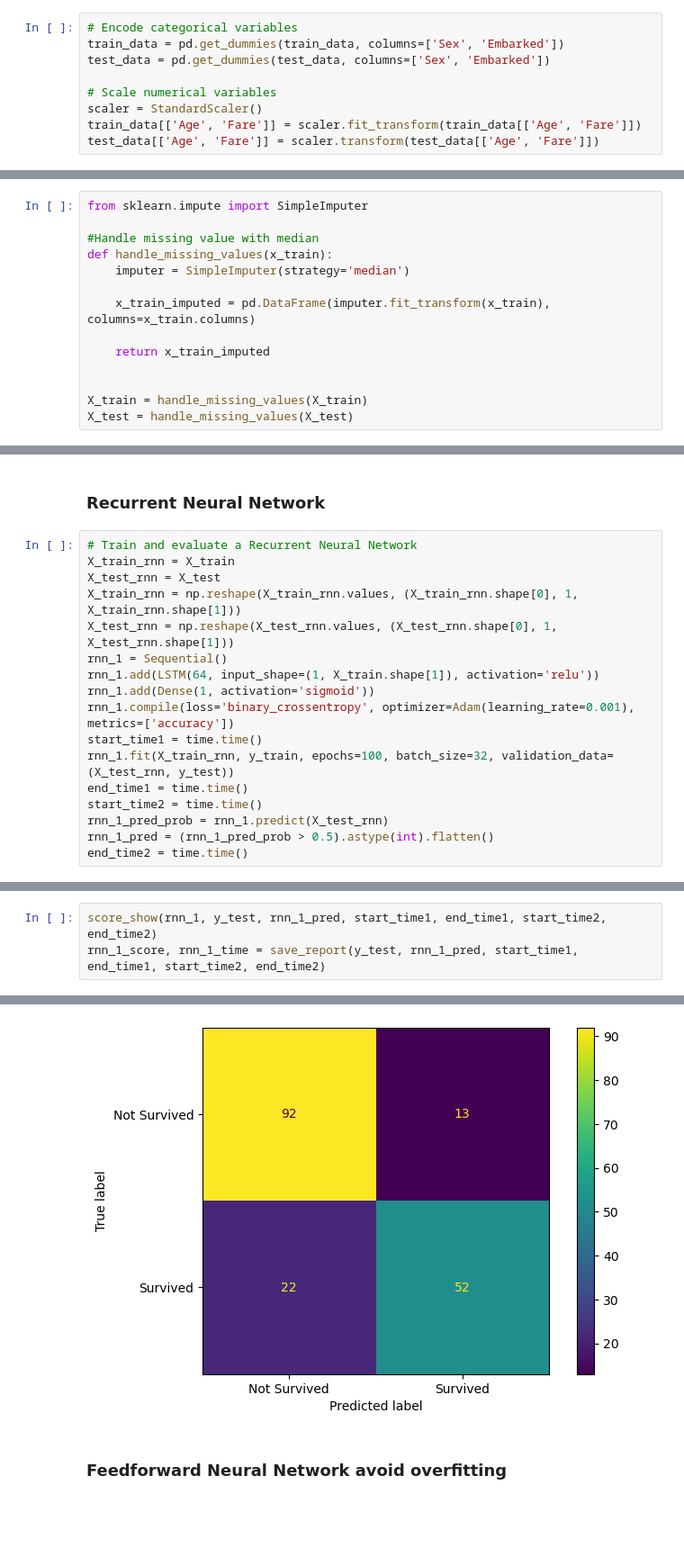
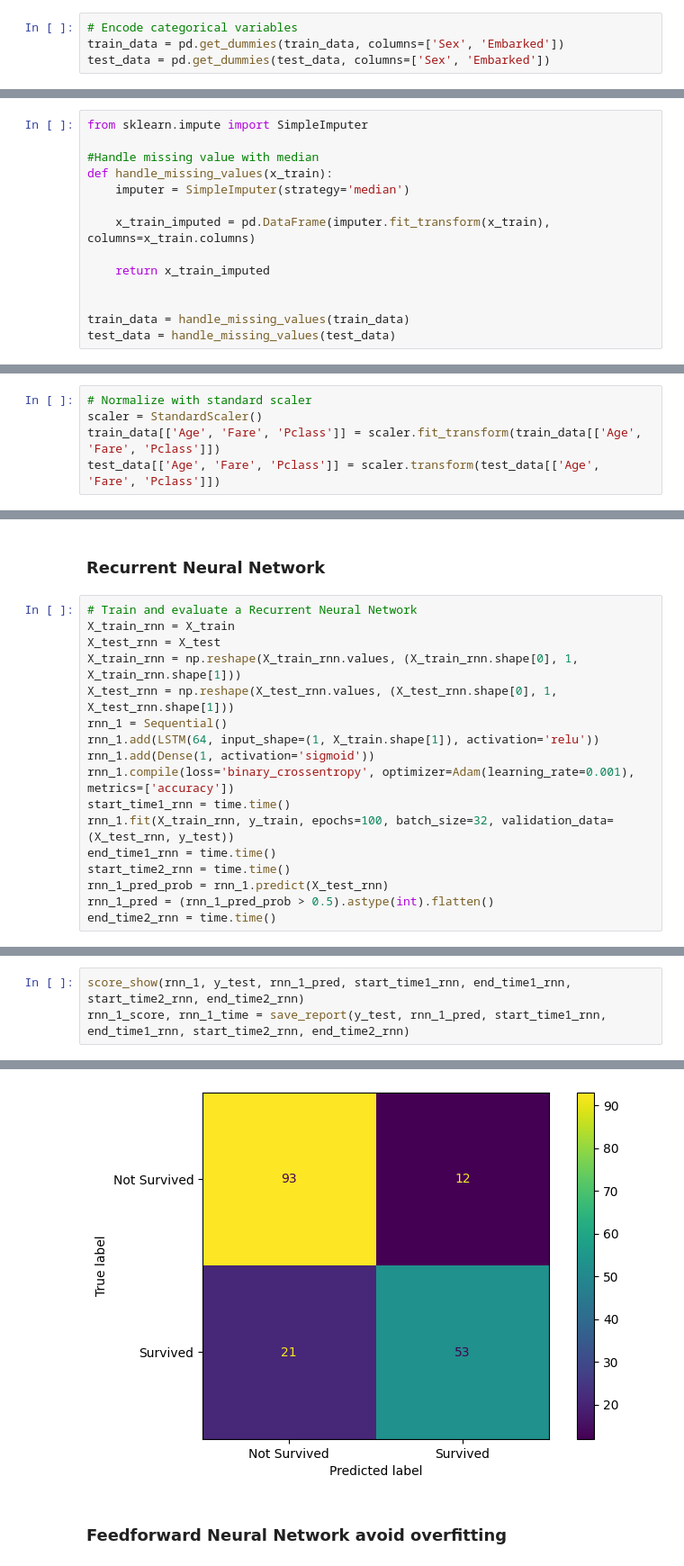
Before and after one commit to giabao1912/Final_Machine_Learning, a Jupyter notebook: Question2/Question2_Group.ipynb, the cells around one changed output, grey strips where cells are left out. Shown at 90% size. Cells and saved outputs as stored; diff of their text form; blank space fills up the shorter version.

```diff
--- a/Question2/Question2_Group.ipynb
+++ b/Question2/Question2_Group.ipynb
@@ -278,8 +297,3 @@ test_data.drop(['PassengerId', 'Name', 'Ticket', 'Cabin'], axis=1, inplace=True)
 # Encode categorical variables
 train_data = pd.get_dummies(train_data, columns=['Sex', 'Embarked'])
 test_data = pd.get_dummies(test_data, columns=['Sex', 'Embarked'])
-
-# Scale numerical variables
-scaler = StandardScaler()
-train_data[['Age', 'Fare']] = scaler.fit_transform(train_data[['Age', 'Fare']])
-test_data[['Age', 'Fare']] = scaler.transform(test_data[['Age', 'Fare']])
@@ -304,8 +311,8 @@ def handle_missing_values(x_train):
     return x_train_imputed
 
 
-X_train = handle_missing_values(X_train)
-X_test = handle_missing_values(X_test)
+train_data = handle_missing_values(train_data)
+test_data = handle_missing_values(test_data)
 # %%
 #Check missing value
 def display_missing(data):
@@ -328,0 +339,5 @@ Embarked_3 column missing values: 0
+# %%
+# Normalize with standard scaler
+scaler = StandardScaler()
+train_data[['Age', 'Fare', 'Pclass']] = scaler.fit_transform(train_data[['Age', 'Fare', 'Pclass']])
+test_data[['Age', 'Fare', 'Pclass']] = scaler.transform(test_data[['Age', 'Fare', 'Pclass']])
@@ -837,12 +860,12 @@ rnn_1 = Sequential()
 rnn_1.add(LSTM(64, input_shape=(1, X_train.shape[1]), activation='relu'))
 rnn_1.add(Dense(1, activation='sigmoid'))
 rnn_1.compile(loss='binary_crossentropy', optimizer=Adam(learning_rate=0.001), metrics=['accuracy'])
-start_time1 = time.time()
+start_time1_rnn = time.time()
 rnn_1.fit(X_train_rnn, y_train, epochs=100, batch_size=32, validation_data=(X_test_rnn, y_test))
-end_time1 = time.time()
-start_time2 = time.time()
+end_time1_rnn = time.time()
+start_time2_rnn = time.time()
 rnn_1_pred_prob = rnn_1.predict(X_test_rnn)
 rnn_1_pred = (rnn_1_pred_prob > 0.5).astype(int).flatten()
-end_time2 = time.time()
+end_time2_rnn = time.time()
 # %% [output]
 Epoch 1/100
@@ -864,7 +887,7 @@ Epoch 100/100
 6/6 [==============================] - 0s 2ms/step
 # %%
-score_show(rnn_1, y_test, rnn_1_pred, start_time1, end_time1, start_time2, end_time2)
-rnn_1_score, rnn_1_time = save_report(y_test, rnn_1_pred, start_time1, end_time1, start_time2, end_time2)
+score_show(rnn_1, y_test, rnn_1_pred, start_time1_rnn, end_time1_rnn, start_time2_rnn, end_time2_rnn)
+rnn_1_score, rnn_1_time = save_report(y_test, rnn_1_pred, start_time1_rnn, end_time1_rnn, start_time2_rnn, end_time2_rnn)
 # %% [output]
               precision    recall  f1-score   support
 
@@ -886,4 +909,4 @@ Testing time: 0.29 (s)
-[figure, old version]
+[figure, new version]
 # %% [markdown]
 ### Feedforward Neural Network avoid overfitting
 # %%
```
Also changed, not shown: parts of 59 cells of this notebook.
